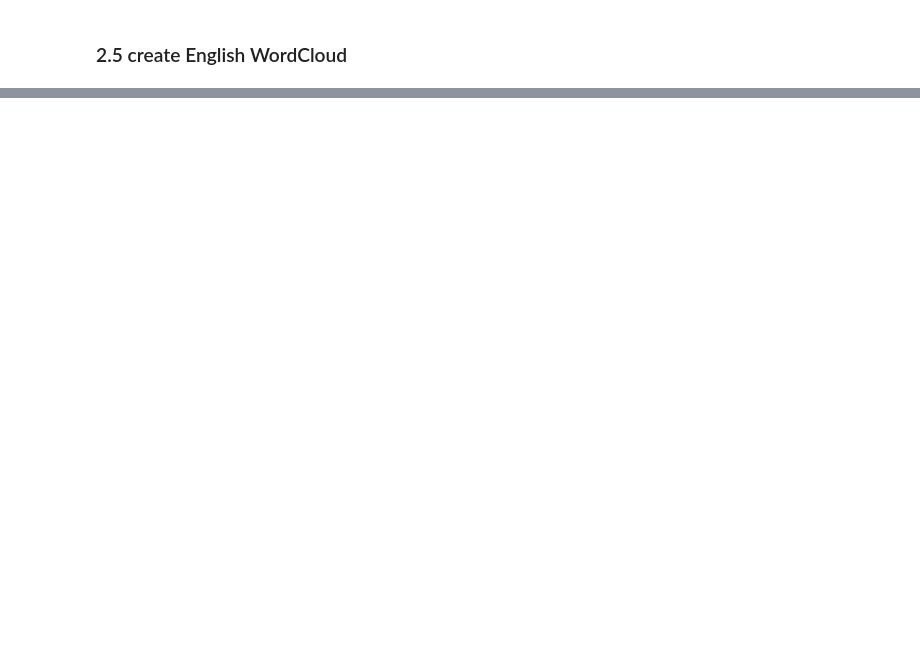
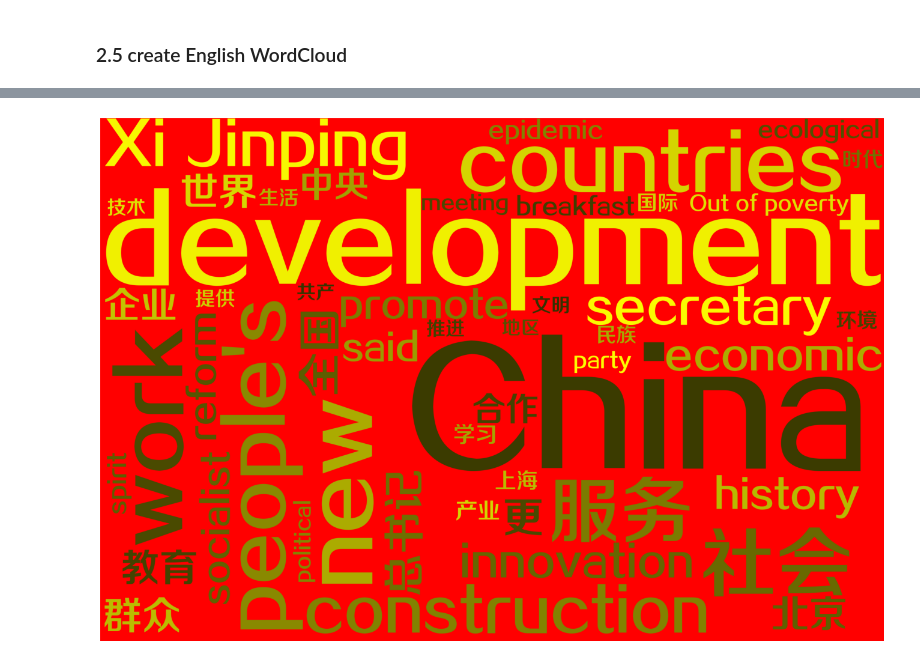
Before and after one commit to Concyclics/NewsPaperSpider, a Jupyter notebook: people-s-daily-keyword-cloud.ipynb, the cells around one changed output, grey strips where cells are left out. Drawn from its saved outputs; the diff is of its cells as text; code cells hidden in the pictures; blank space fills up the shorter version.

Commit message:
Kaggle Notebook | People's Daily WordCloud Visualization | Version 5

```diff
--- a/people-s-daily-keyword-cloud.ipynb
+++ b/people-s-daily-keyword-cloud.ipynb
@@ -474,0 +440,15 @@ plt.show()
+# %%
+from random import choice
+Rand_word_count={}
+for word in word_ds.head(50).index:
+    if choice(['En','Zh']) == 'En':
+        Rand_word_count[removeElse(translator(word))]=word_count[word]
+    else:
+        Rand_word_count[word]=word_count[word]
+
+Rand_word_ds=pd.DataFrame(Rand_word_count,index=[0])
+Rand_word_ds=Rand_word_ds.T
+Rand_word_ds.columns=['count']
+
+Rand_word_ds.sort_values(by=['count'],ascending=False,inplace=True)
+Rand_word_ds.head(20)
@@ -474,0 +473,12 @@ plt.show()
+# %%
+wc = WordCloud(font_path='../input/fonts-on-mac/Fonts/方正正中黑简体.TTF',width=3000,height=2000,background_color="red", max_words=50,color_func=wordcloud.get_single_color_func("yellow"))
+wc.generate_from_frequencies(Rand_word_count)
+
+wc.to_file("People's Daily WordCloud Zh and En.png")
+
+plt.figure(figsize=(24,16))
+plt.imshow(plt.imread("./People's Daily WordCloud Zh and En.png"))
+plt.axis("off")
+plt.show()
+# %% [output]
+[figure, added]
```
Also changed, not shown: parts of 20 cells of this notebook.
